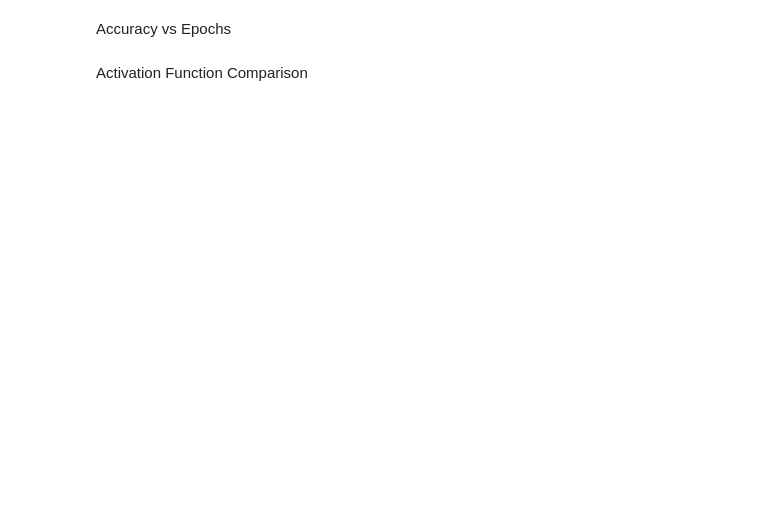
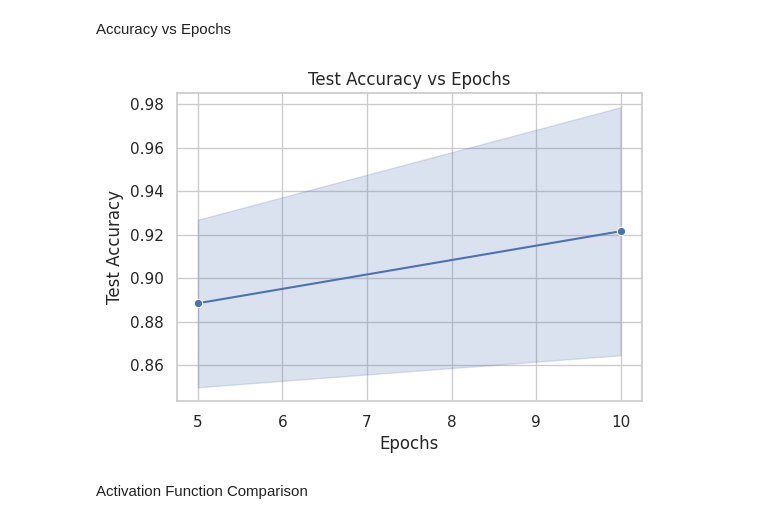
Before and after one commit to manvi-smaran/Handwritten_Digit_Classifier, a Jupyter notebook: Handwritten_Digit_Classifier.ipynb, the cells around one changed output. Drawn from its saved outputs; the diff is of its cells as text; code cells hidden in the pictures; blank space fills up the shorter version.

```diff
--- a/Handwritten_Digit_Classifier.ipynb
+++ b/Handwritten_Digit_Classifier.ipynb
@@ -291,13 +342,15 @@ sns.set(style="whitegrid")
 # %% [markdown]
 Accuracy vs Epochs
 # %%
-plt.figure(figsize=(8, 5))
+plt.figure(figsize=(6, 4))
 sns.lineplot(data=df, x="epochs", y="test_accuracy", marker='o')
 plt.title("Test Accuracy vs Epochs")
 plt.xlabel("Epochs")
 plt.ylabel("Test Accuracy")
 plt.savefig("accuracy_vs_epochs.png")
 plt.show()
+# %% [output]
+[figure, added]
 # %% [markdown]
 Activation Function Comparison
 # %%
```
Also changed, not shown: parts of 17 cells of this notebook.
